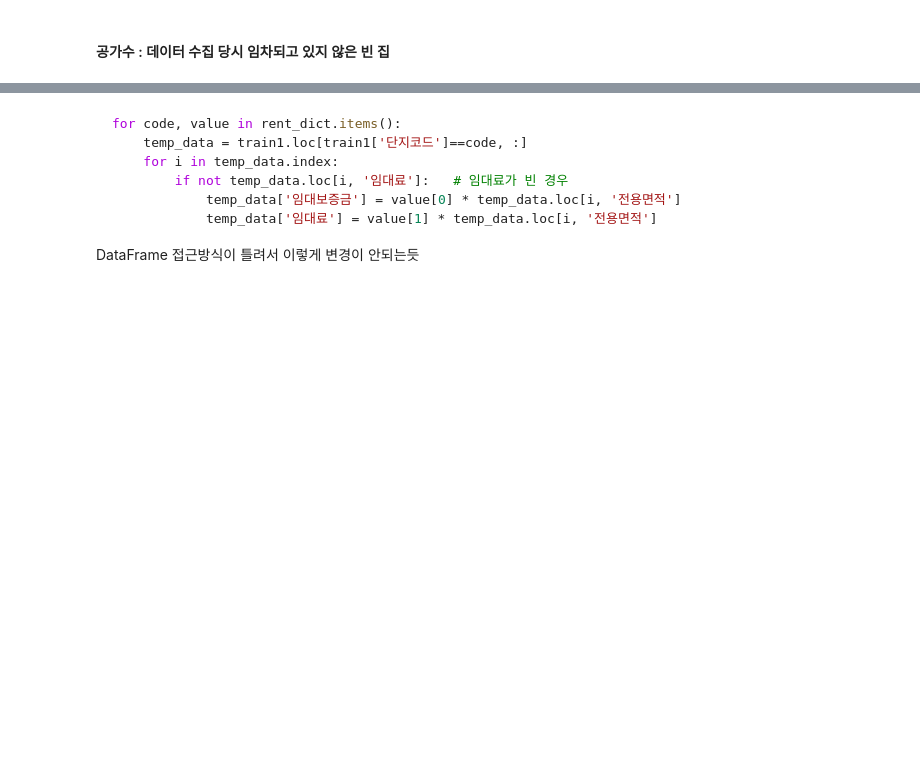
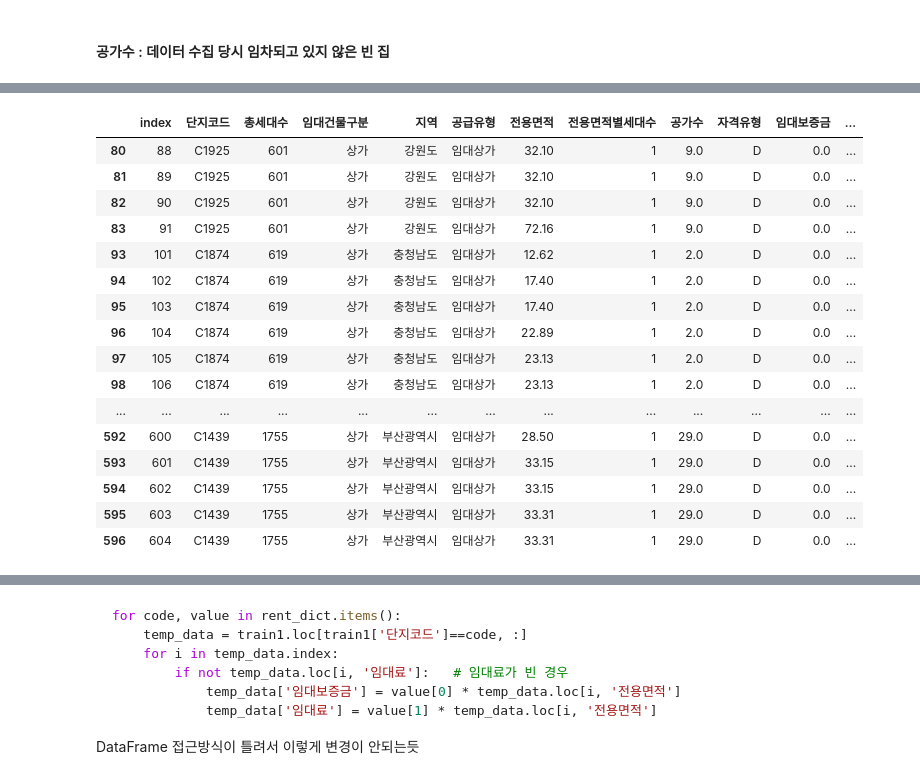
Before and after one commit to yejun-lee/DACON, a Jupyter notebook: Parking_demand/Parking_demand_07_16.ipynb, the cells around one changed output, grey strips where cells are left out. Saved outputs shown, nothing was run; the diff lists cells and outputs as text; code cells hidden in the pictures; blank space fills up the shorter version.

```diff
--- a/Parking_demand/Parking_demand_07_16.ipynb
+++ b/Parking_demand/Parking_demand_07_16.ipynb
@@ -84,8 +86,3 @@ print(train1[train1['임대건물구분']=='상가']['임대료'].isna().sum())
 7
 0
 562
-# %%
-train1['임대보증금/전용면적'] = 0
-train1['임대료/전용면적'] = 0
-
-train1.head()
@@ -226,0 +331,20 @@ for code in danji_list:
+# %%
+train1.loc[train1['임대료']==0, :]
+# %% [output]
+|  | index | 단지코드 | 총세대수 | 임대건물구분 | 지역 | 공급유형 | 전용면적 | 전용면적별세대수 | 공가수 | 자격유형 | 임대보증금 | ... |
+| 80 | 88 | C1925 | 601 | 상가 | 강원도 | 임대상가 | 32.10 | 1 | 9.0 | D | 0.0 | ... |
+| 81 | 89 | C1925 | 601 | 상가 | 강원도 | 임대상가 | 32.10 | 1 | 9.0 | D | 0.0 | ... |
+| 82 | 90 | C1925 | 601 | 상가 | 강원도 | 임대상가 | 32.10 | 1 | 9.0 | D | 0.0 | ... |
+| 83 | 91 | C1925 | 601 | 상가 | 강원도 | 임대상가 | 72.16 | 1 | 9.0 | D | 0.0 | ... |
+| 93 | 101 | C1874 | 619 | 상가 | 충청남도 | 임대상가 | 12.62 | 1 | 2.0 | D | 0.0 | ... |
+| 94 | 102 | C1874 | 619 | 상가 | 충청남도 | 임대상가 | 17.40 | 1 | 2.0 | D | 0.0 | ... |
+| 95 | 103 | C1874 | 619 | 상가 | 충청남도 | 임대상가 | 17.40 | 1 | 2.0 | D | 0.0 | ... |
+| 96 | 104 | C1874 | 619 | 상가 | 충청남도 | 임대상가 | 22.89 | 1 | 2.0 | D | 0.0 | ... |
+| 97 | 105 | C1874 | 619 | 상가 | 충청남도 | 임대상가 | 23.13 | 1 | 2.0 | D | 0.0 | ... |
+| 98 | 106 | C1874 | 619 | 상가 | 충청남도 | 임대상가 | 23.13 | 1 | 2.0 | D | 0.0 | ... |
+| ... | ... | ... | ... | ... | ... | ... | ... | ... | ... | ... | ... | ... |
+| 592 | 600 | C1439 | 1755 | 상가 | 부산광역시 | 임대상가 | 28.50 | 1 | 29.0 | D | 0.0 | ... |
+| 593 | 601 | C1439 | 1755 | 상가 | 부산광역시 | 임대상가 | 33.15 | 1 | 29.0 | D | 0.0 | ... |
+| 594 | 602 | C1439 | 1755 | 상가 | 부산광역시 | 임대상가 | 33.15 | 1 | 29.0 | D | 0.0 | ... |
+| 595 | 603 | C1439 | 1755 | 상가 | 부산광역시 | 임대상가 | 33.31 | 1 | 29.0 | D | 0.0 | ... |
+| 596 | 604 | C1439 | 1755 | 상가 | 부산광역시 | 임대상가 | 33.31 | 1 | 29.0 | D | 0.0 | ... |
```
Also changed, not shown: parts of 48 cells of this notebook.
